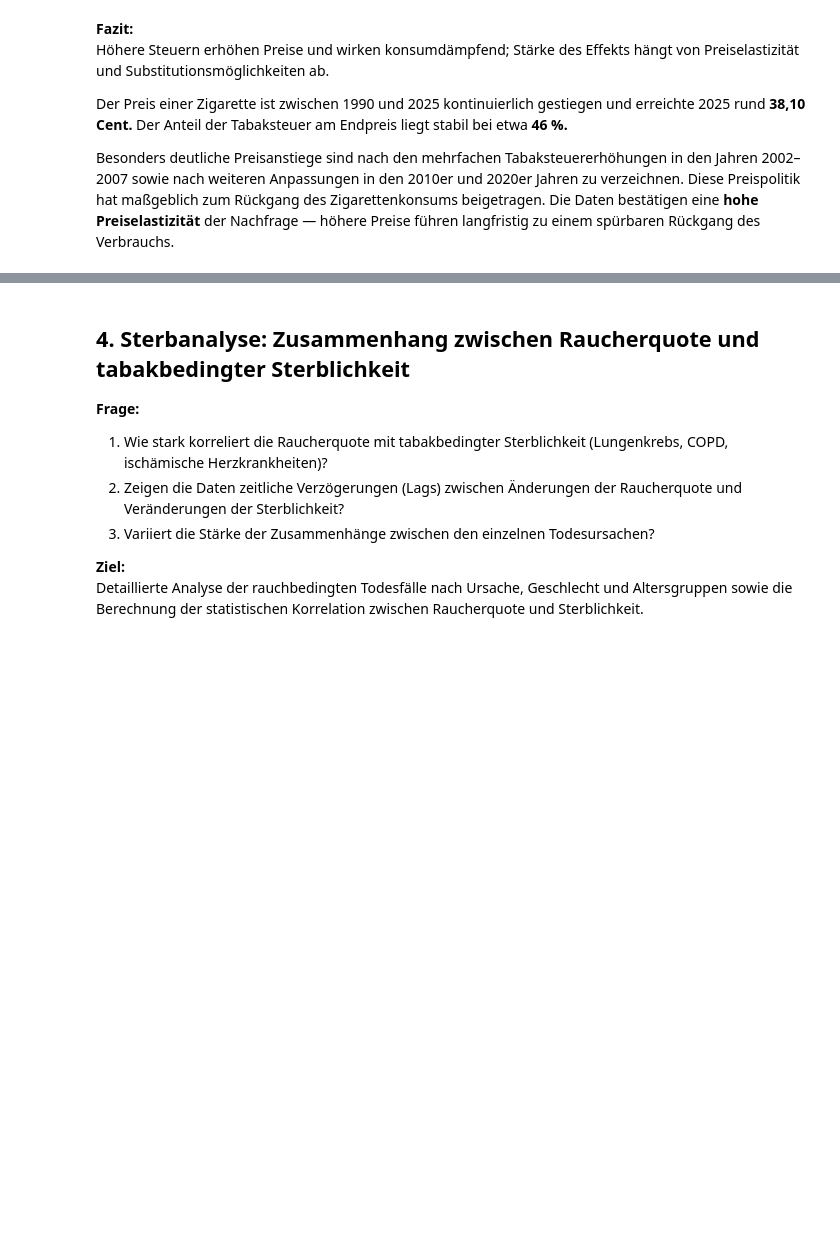
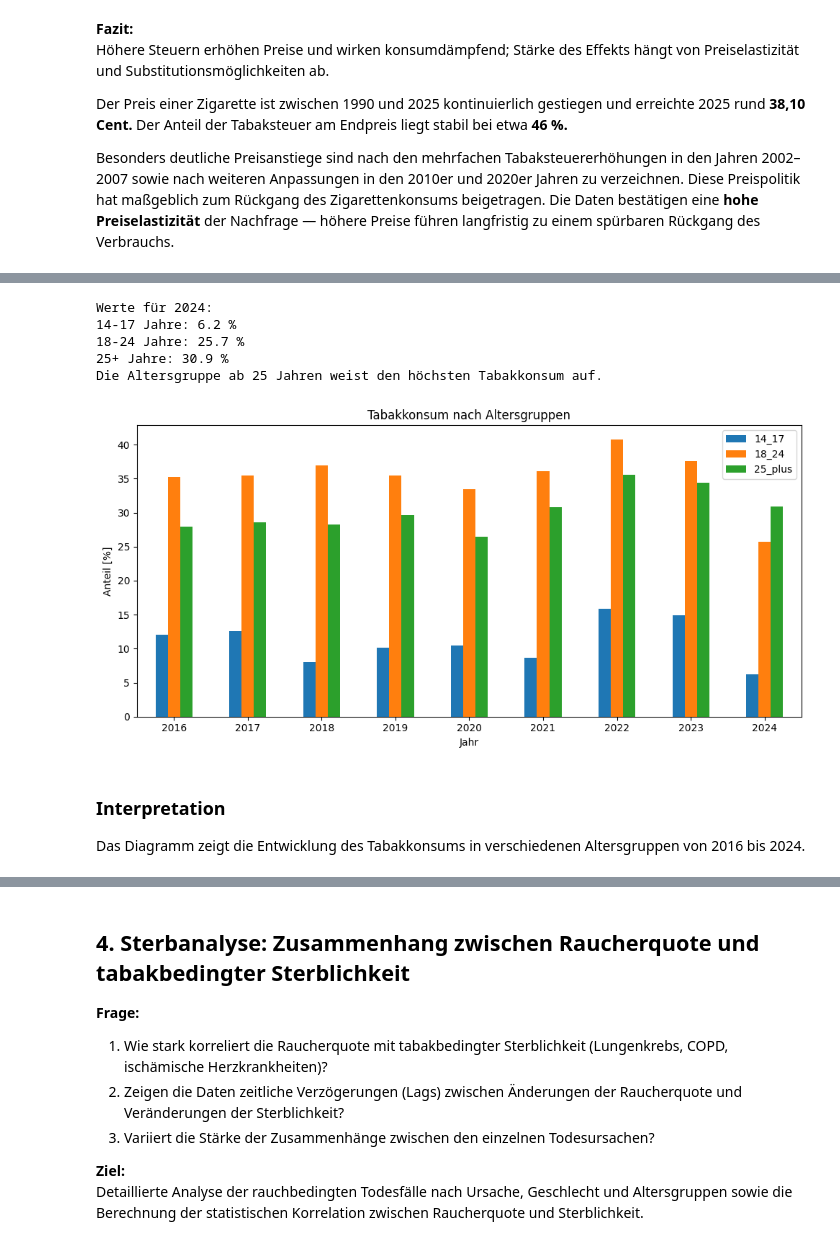
Before and after one commit to evda1011/Informprojekt_SoSe2026, a Jupyter notebook: Performance_Final.ipynb, the cells around one changed output, grey strips where cells are left out. Cells and saved outputs as stored; diff of their text form; code cells hidden in the pictures; blank space fills up the shorter version.

```diff
--- a/Performance_Final.ipynb
+++ b/Performance_Final.ipynb
@@ -3,10 +3,3 @@
 **Informprojekt SoSe 2026**
 *Evdokimova Daria und Absa Samantha*
 *17-06-2026*
-# %%
-from IPython.display import Image, display
-import matplotlib.pyplot as plt
-
-# Глобальные настройки
-plt.style.use('seaborn-v0_8')
-%matplotlib inline
@@ -76,0 +106,15 @@ Besonders deutliche Preisanstiege sind nach den mehrfachen Tabaksteuererhöhunge
+# %%
+projekt_ordner = Path.cwd().parent
+sys.path.append(str(projekt_ordner))
+
+from src.plot_utils import plot_balken_gruppiert
+
+current_dir = Path.cwd()
+folder_path = current_dir / "__Konsum_nach_Geschlecht_und_Alter__"
+file_path = folder_path / "statistic_id596838_tabakraucher-in-deutschland-nach-altersgruppen-bis-2024_daten bereinigung.xlsx"
+
+# Anstatt die Zeile mit dem Dateipfad zu verwenden, übergeben wir das Objekt file_path, das den vollständigen und korrekten Pfad enthält
+df = pd.read_excel(file_path, sheet_name=1)
+
+# Resultat anzeigen
+display(df.head())
@@ -76,0 +128,34 @@ Besonders deutliche Preisanstiege sind nach den mehrfachen Tabaksteuererhöhunge
+# %%
+## Datenanalyse
+letztes_jahr = df.iloc[-1]
+
+print("Werte für 2024:")
+print(f"14-17 Jahre: {letztes_jahr['14_17']} %")
+print(f"18-24 Jahre: {letztes_jahr['18_24']} %")
+print(f"25+ Jahre: {letztes_jahr['25_plus']} %")
+
+if letztes_jahr["18_24"] > letztes_jahr["25_plus"]:
+    print("Die Altersgruppe 18–24 Jahre weist den höchsten Tabakkonsum auf.")
+
+else:
+    print("Die Altersgruppe ab 25 Jahren weist den höchsten Tabakkonsum auf.")
+# %% [output]
+Werte für 2024:
+14-17 Jahre: 6.2 %
+18-24 Jahre: 25.7 %
+25+ Jahre: 30.9 %
+Die Altersgruppe ab 25 Jahren weist den höchsten Tabakkonsum auf.
+# %%
+## Visualisierung
+plot_balken_gruppiert(
+    df,
+    "Jahr",
+    ["14_17","18_24","25_plus"],
+    "Tabakkonsum nach Altersgruppen",
+    "Jahr",
+    "Anteil [%]")
+# %% [output]
+[figure, added]
+# %% [markdown]
+### **Interpretation**
+Das Diagramm zeigt die Entwicklung des Tabakkonsums in verschiedenen Altersgruppen von 2016 bis 2024.
```
Also changed, not shown: parts of 35 cells of this notebook, 2 other files.
